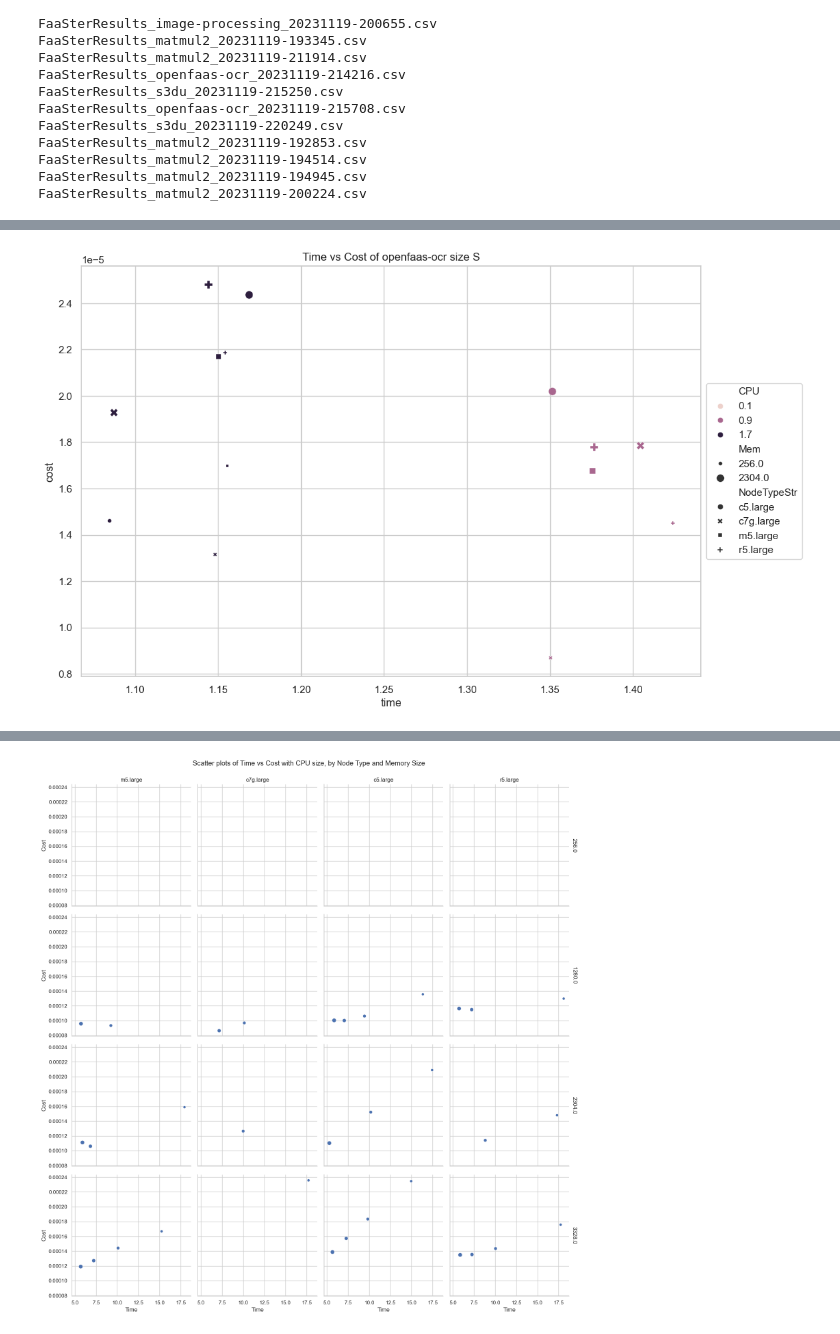
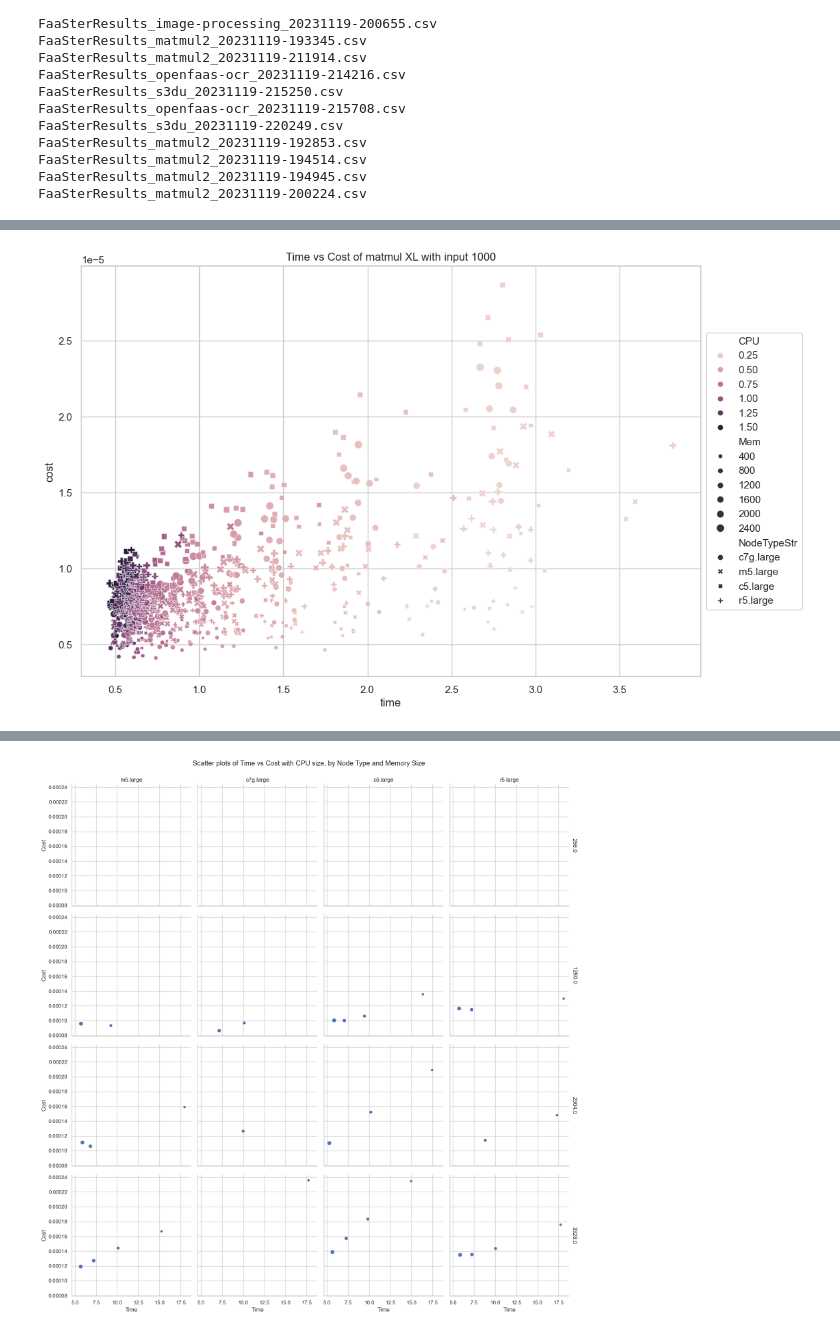
Before and after one commit to ckeenan34/FaaSterConfig, a Jupyter notebook: notebooks/AnalyzeResults.ipynb, the cells around one changed output, grey strips where cells are left out. Drawn from its saved outputs; the diff is of its cells as text; code cells hidden in the pictures.

```diff
--- a/notebooks/AnalyzeResults.ipynb
+++ b/notebooks/AnalyzeResults.ipynb
@@ -210,2 +210,4 @@ plt.savefig('../results/others-cost-bar-charts.png')
 # %%
-exp = exps[-1]
+# exp = exps[-1]
+exp = next(filter(lambda x: x['funcName'] == 'matmul2' and x['runSize'] == 'XL' and x['Function Arguments'] == '1000', exps))
+exp
@@ -215,9 +235,10 @@ sns.set(style="whitegrid")
 # %%
 # Plot 1: time vs cost, colored by CPU, size of Mem, and shape of NodeType
 plt.figure(figsize=(12, 8))
 scatter = sns.scatterplot(x="time", y="cost", hue="CPU", size="Mem", style="NodeTypeStr", data=exp['df'])
 scatter.legend(loc='center left', bbox_to_anchor=(1, 0.5), ncol=1)
-scatter.set_title(f"Time vs Cost of {exp['funcName']} size {exp['runSize']}")
-plt.show()
+scatter.set_title(f"Time vs Cost of matmul {exp['runSize']} with input {exp['Function Arguments']}")
+# plt.show()
+plt.savefig('../results/matmul-X-1000.png')
 # %% [output]
-[figure, old version]
+[figure, new version]
```
Also changed, not shown: parts of 29 cells of this notebook, 3 other files.
